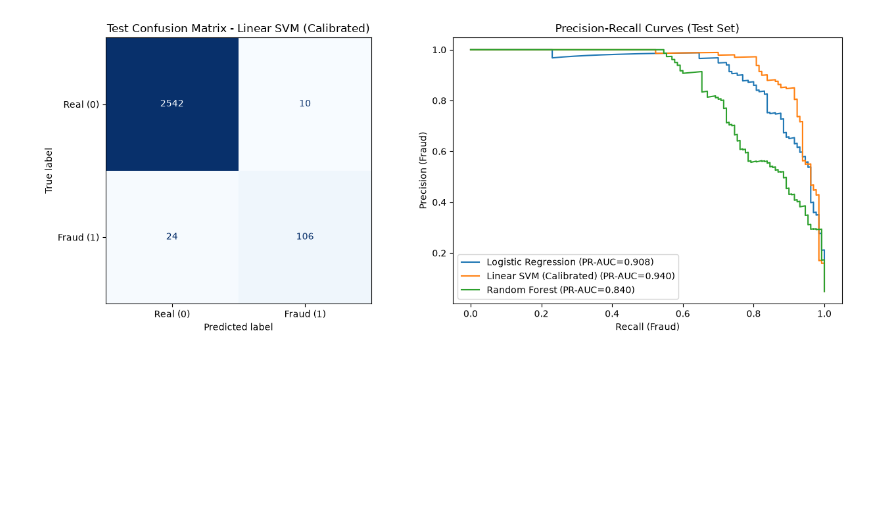
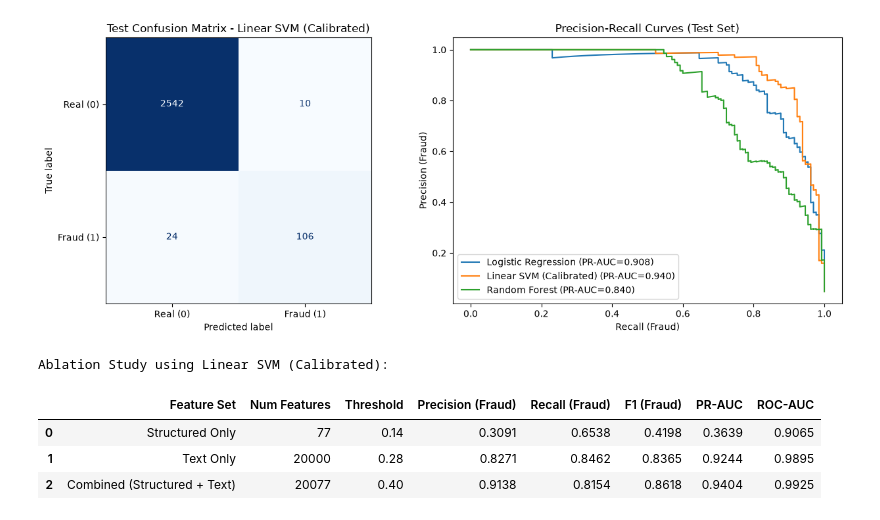
Before and after one commit to 70177202-Aliaan/AI101-ML-Assignment-70177202, a Jupyter notebook: B1_Fake_Job_Postings/B1_notebook.ipynb, the cells around one changed output. Saved outputs shown, nothing was run; the diff lists cells and outputs as text; code cells hidden in the pictures; blank space fills up the shorter version.

Commit message:
B1: run structured vs text vs combined ablation study

```diff
--- a/B1_Fake_Job_Postings/B1_notebook.ipynb
+++ b/B1_Fake_Job_Postings/B1_notebook.ipynb
@@ -296,3 +296,47 @@ plt.show()
 Best Model: Linear SVM (Calibrated)
 Confusion Matrix (TN, FP, FN, TP): [2542, 10, 24, 106]
 [figure]
+# %%
+from sklearn.base import clone
+
+ablation_configs = {
+    "Structured Only": structured_transformer,
+    "Text Only": text_transformer,
+    "Combined (Structured + Text)": combined_preprocessor
+}
+
+ablation_rows = []
+base_clf = models[best_model_name]
+
+for setting, prep in ablation_configs.items():
+    X_tr = prep.fit_transform(X_train)
+    X_va = prep.transform(X_val)
+    X_te = prep.transform(X_test)
+
+    clf = clone(base_clf)
+    clf.fit(X_tr, y_train)
+
+    t_opt = find_best_threshold(y_val, clf.predict_proba(X_va)[:, 1])
+    te_probs = clf.predict_proba(X_te)[:, 1]
+    te_preds = (te_probs >= t_opt).astype(int)
+
+    ablation_rows.append({
+        "Feature Set": setting,
+        "Num Features": X_tr.shape[1],
+        "Threshold": t_opt,
+        "Precision (Fraud)": round(precision_score(y_test, te_preds), 4),
+        "Recall (Fraud)": round(recall_score(y_test, te_preds), 4),
+        "F1 (Fraud)": round(f1_score(y_test, te_preds), 4),
+        "PR-AUC": round(average_precision_score(y_test, te_probs), 4),
+        "ROC-AUC": round(roc_auc_score(y_test, te_probs), 4)
+    })
+
+ablation_df = pd.DataFrame(ablation_rows)
+print(f"Ablation Study using {best_model_name}:")
+display(ablation_df)
+# %% [output]
+Ablation Study using Linear SVM (Calibrated):
+|  | Feature Set | Num Features | Threshold | Precision (Fraud) | Recall (Fraud) | F1 (Fraud) | PR-AUC | ROC-AUC |
+| 0 | Structured Only | 77 | 0.14 | 0.3091 | 0.6538 | 0.4198 | 0.3639 | 0.9065 |
+| 1 | Text Only | 20000 | 0.28 | 0.8271 | 0.8462 | 0.8365 | 0.9244 | 0.9895 |
+| 2 | Combined (Structured + Text) | 20077 | 0.40 | 0.9138 | 0.8154 | 0.8618 | 0.9404 | 0.9925 |
```
